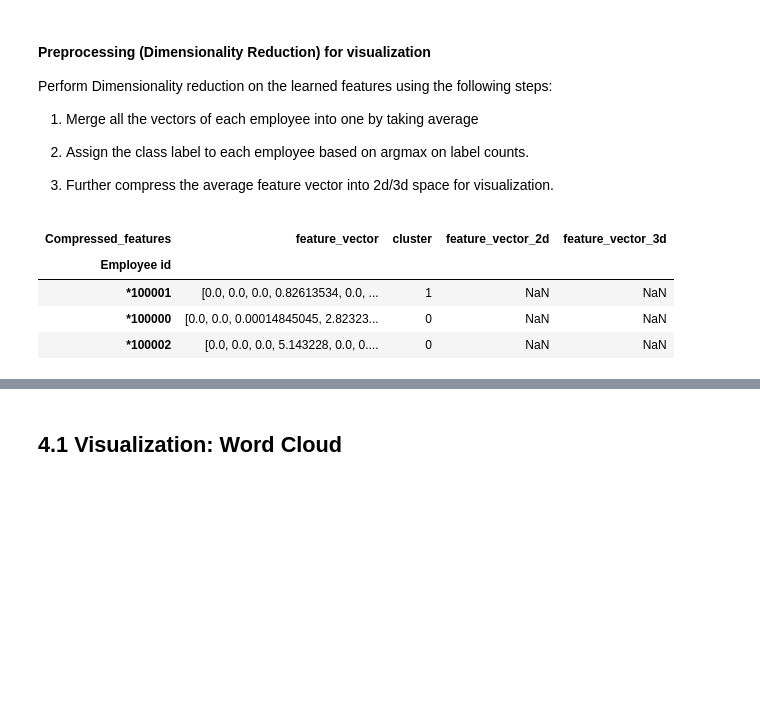
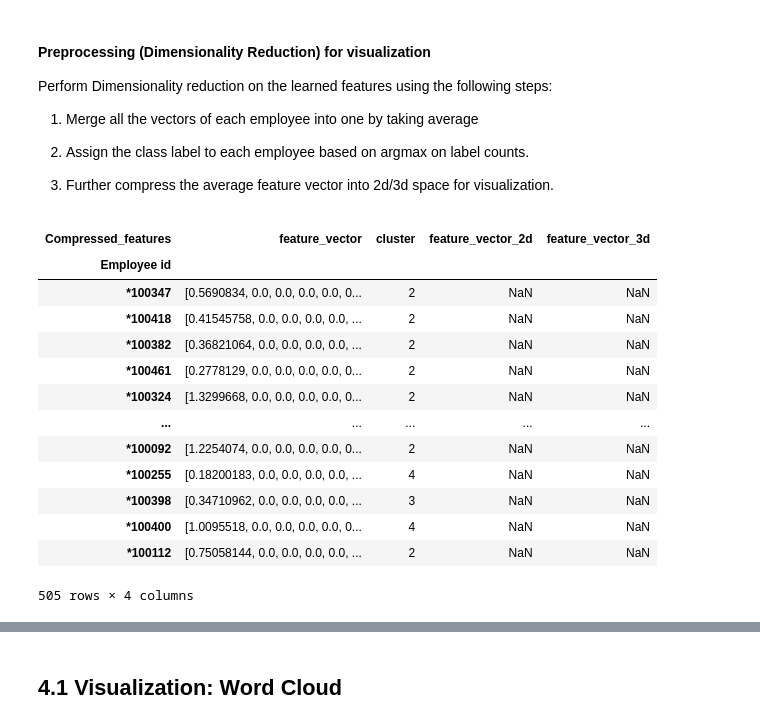
Before and after one commit to agemagician/topic-modeling-job, a Jupyter notebook: topic-modeling-playground-colab.ipynb, the cells around one changed output, grey strips where cells are left out. Drawn from its saved outputs; the diff is of its cells as text; code cells hidden in the pictures; blank space fills up the shorter version.

```diff
--- a/topic-modeling-playground-colab.ipynb
+++ b/topic-modeling-playground-colab.ipynb
@@ -71,6 +105,6 @@ from models.topic_model import Topic_Model
 - cluster the latent representation into K clusters
 # %%
 # define the numbe of clusters
-k = 2
+k = 5
 # %%
 # Define the topic model object
@@ -119,11 +140,11 @@ Perform Dimensionality reduction on the learned features using the following ste
 if TopicModelObject.method == 'LDA':
     feature_vector = TopicModelObject.vec[TopicModelObject.method]
     # for each sentence, find out the cluster it belongs to
-    cluster_label_per_document = np.argmax(np.array(lda_feature), axis=1)
+    cluster_label_per_document = np.argmax(np.array(feature_vector), axis=1)
 else:
     cluster_label_per_document = np.array(TopicModelObject.cluster_model.labels_)
     feature_vector = TopicModelObject.vec[TopicModelObject.method]
-    feature_vector = feature_vector.numpy()
+    feature_vector = feature_vector.cpu().numpy()
 
 unique_ids = list(set(ids))
 num_employee = len(unique_ids)
@@ -142,25 +163,35 @@ for employee in unique_ids:
 # %%
 # 1 & 2 take average of all feature vectors belonging to an employee and assigning cluster label by taking the mode
 
 for employee in unique_ids:
     #get all feature vectors belonging to an employee
     feature_vector_per_employee = feature_vector[employee_objective_indices[employee]]
     # get label for all feature vectors belonging to that employee
     clusters_per_employee = cluster_label_per_document[employee_objective_indices[employee]]
 
     #take mean of all feature vectors
     averaged_employee_features['feature_vector'][employee] = np.mean(feature_vector_per_employee, axis=0)
 
     # pick the label with most occurance for that employee
-    averaged_employee_features['cluster'][employee] = statistics.mode(clusters_per_employee)
+    c = Counter(clusters_per_employee)
+    averaged_employee_features['cluster'][employee] = c.most_common(1)[0][0]
 
 averaged_employee_features
 # %% [output]
 | Compressed_features | feature_vector | cluster | feature_vector_2d | feature_vector_3d |
 | Employee id |  |  |  |  |
-| *100001 | [0.0, 0.0, 0.0, 0.82613534, 0.0, ... | 1 | NaN | NaN |
-| *100000 | [0.0, 0.0, 0.00014845045, 2.82323... | 0 | NaN | NaN |
-| *100002 | [0.0, 0.0, 0.0, 5.143228, 0.0, 0.... | 0 | NaN | NaN |
+| *100347 | [0.5690834, 0.0, 0.0, 0.0, 0.0, 0... | 2 | NaN | NaN |
+| *100418 | [0.41545758, 0.0, 0.0, 0.0, 0.0, ... | 2 | NaN | NaN |
+| *100382 | [0.36821064, 0.0, 0.0, 0.0, 0.0, ... | 2 | NaN | NaN |
+| *100461 | [0.2778129, 0.0, 0.0, 0.0, 0.0, 0... | 2 | NaN | NaN |
+| *100324 | [1.3299668, 0.0, 0.0, 0.0, 0.0, 0... | 2 | NaN | NaN |
+| ... | ... | ... | ... | ... |
+| *100092 | [1.2254074, 0.0, 0.0, 0.0, 0.0, 0... | 2 | NaN | NaN |
+| *100255 | [0.18200183, 0.0, 0.0, 0.0, 0.0, ... | 4 | NaN | NaN |
+| *100398 | [0.34710962, 0.0, 0.0, 0.0, 0.0, ... | 3 | NaN | NaN |
+| *100400 | [1.0095518, 0.0, 0.0, 0.0, 0.0, 0... | 4 | NaN | NaN |
+| *100112 | [0.75058144, 0.0, 0.0, 0.0, 0.0, ... | 2 | NaN | NaN |
+505 rows × 4 columns
 # %%
 # 3) doing dimensionality reduction into 2d/3d Space
 from sklearn.manifold import TSNE
```
Also changed, not shown: parts of 16 cells of this notebook, 11 other files.
